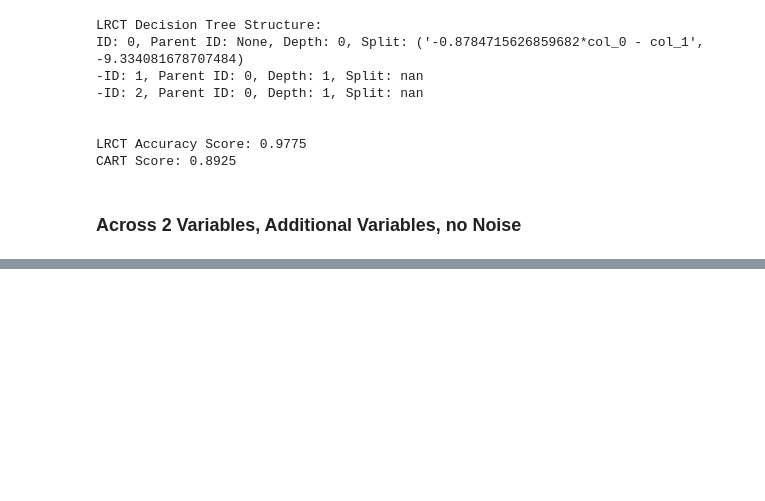
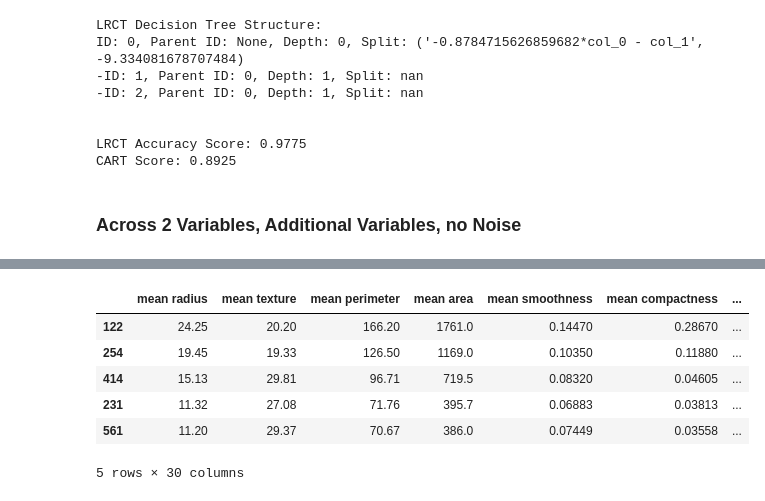
Before and after one commit to jacobrenn/LRCT, a Jupyter notebook: notebooks/LRCT_test.ipynb, the cells around one changed output, grey strips where cells are left out. Saved outputs shown, nothing was run; the diff lists cells and outputs as text; code cells hidden in the pictures; blank space fills up the shorter version.

```diff
--- a/notebooks/LRCT_test.ipynb
+++ b/notebooks/LRCT_test.ipynb
@@ -120,0 +156,14 @@ dtype: int64
+# %%
+cancer_data = load_breast_cancer()
+x = pd.DataFrame(cancer_data['data'], columns = cancer_data['feature_names'])
+y = pd.Series(cancer_data['target'])
+x_train, x_test, y_train, y_test = train_test_split(x, y)
+x_train.head()
+# %% [output]
+|  | mean radius | mean texture | mean perimeter | mean area | mean smoothness | mean compactness | ... |
+| 122 | 24.25 | 20.20 | 166.20 | 1761.0 | 0.14470 | 0.28670 | ... |
+| 254 | 19.45 | 19.33 | 126.50 | 1169.0 | 0.10350 | 0.11880 | ... |
+| 414 | 15.13 | 29.81 | 96.71 | 719.5 | 0.08320 | 0.04605 | ... |
+| 231 | 11.32 | 27.08 | 71.76 | 395.7 | 0.06883 | 0.03813 | ... |
+| 561 | 11.20 | 29.37 | 70.67 | 386.0 | 0.07449 | 0.03558 | ... |
+5 rows × 30 columns
```
Also changed, not shown: parts of 7 cells of this notebook.
